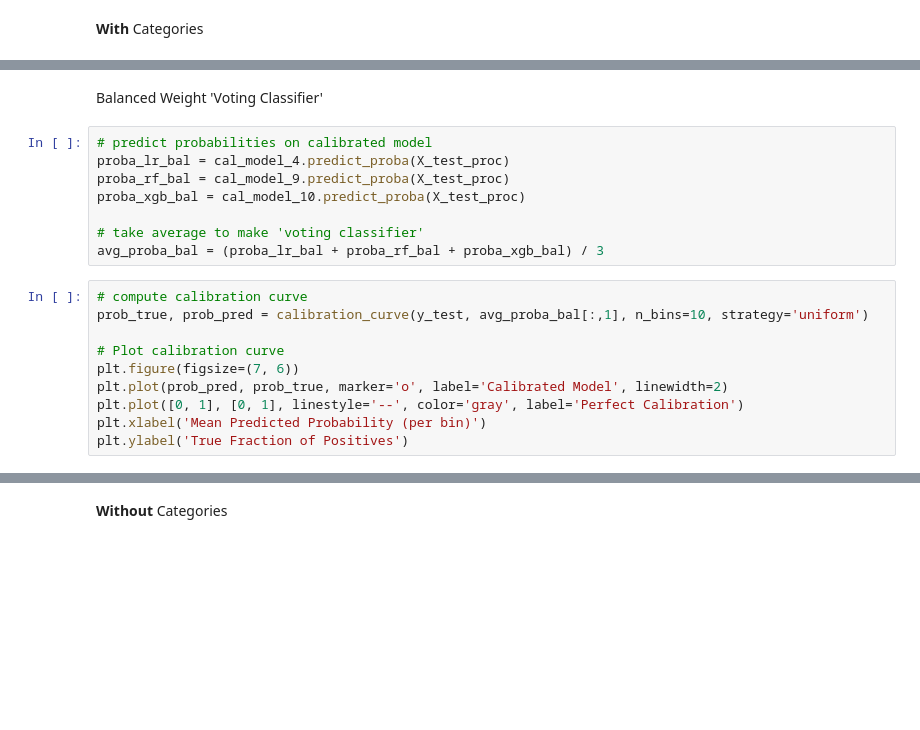
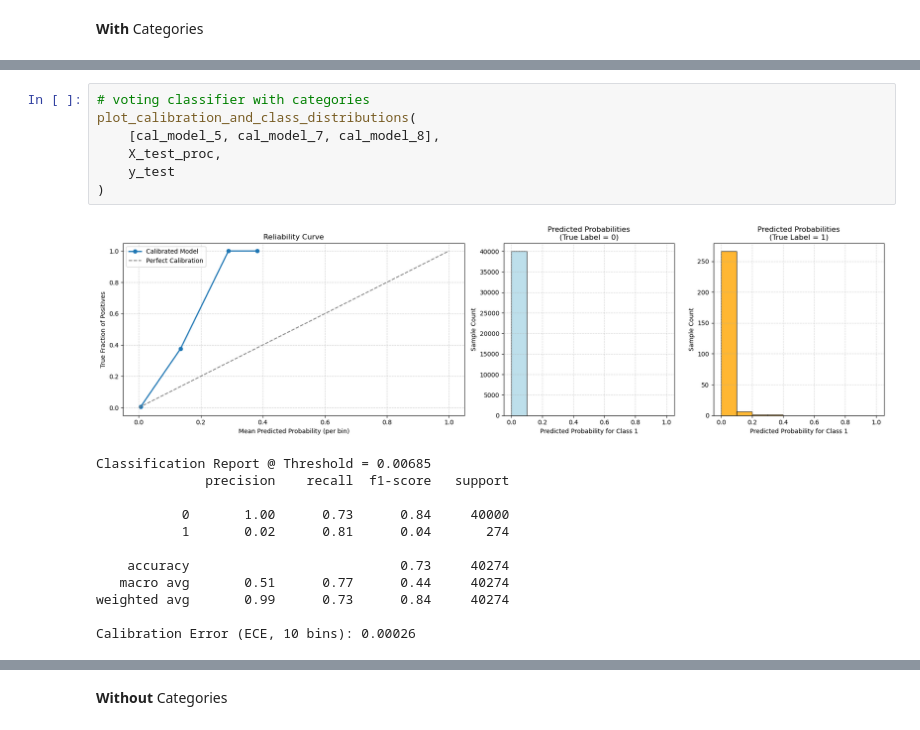
Before and after one commit to rebekah-eichberg/summer-2025-safeify, a Jupyter notebook: rebekah-idea-testing/prob_cal.ipynb, the cells around one changed output, grey strips where cells are left out. Saved outputs shown, nothing was run; the diff lists cells and outputs as text; blank space fills up the shorter version.

Commit message:
cleaned and finished prob cal files

```diff
--- a/rebekah-idea-testing/prob_cal.ipynb
+++ b/rebekah-idea-testing/prob_cal.ipynb
@@ -357,20 +271,20 @@ plt.show()
-# %% [markdown]
-Balanced Weight 'Voting Classifier'
-# %%
-# predict probabilities on calibrated model
-proba_lr_bal = cal_model_4.predict_proba(X_test_proc)
-proba_rf_bal = cal_model_9.predict_proba(X_test_proc)
-proba_xgb_bal = cal_model_10.predict_proba(X_test_proc)
-
-# take average to make 'voting classifier'
-avg_proba_bal = (proba_lr_bal + proba_rf_bal + proba_xgb_bal) / 3
-# %%
-# compute calibration curve
-prob_true, prob_pred = calibration_curve(y_test, avg_proba_bal[:,1], n_bins=10, strategy='uniform')
-
-# Plot calibration curve
-plt.figure(figsize=(7, 6))
-plt.plot(prob_pred, prob_true, marker='o', label='Calibrated Model', linewidth=2)
-plt.plot([0, 1], [0, 1], linestyle='--', color='gray', label='Perfect Calibration')
-plt.xlabel('Mean Predicted Probability (per bin)')
-plt.ylabel('True Fraction of Positives')
+# %%
+# voting classifier with categories
+plot_calibration_and_class_distributions(
+    [cal_model_5, cal_model_7, cal_model_8],
+    X_test_proc,
+    y_test
+)
+# %% [output]
+[figure, added]
+Classification Report @ Threshold = 0.00685
+              precision    recall  f1-score   support
+
+           0       1.00      0.73      0.84     40000
+           1       0.02      0.81      0.04       274
+
+    accuracy                           0.73     40274
+   macro avg       0.51      0.77      0.44     40274
+weighted avg       0.99      0.73      0.84     40274
+
+Calibration Error (ECE, 10 bins): 0.00026
```
Also changed, not shown: parts of 37 cells of this notebook, 1 other file.
